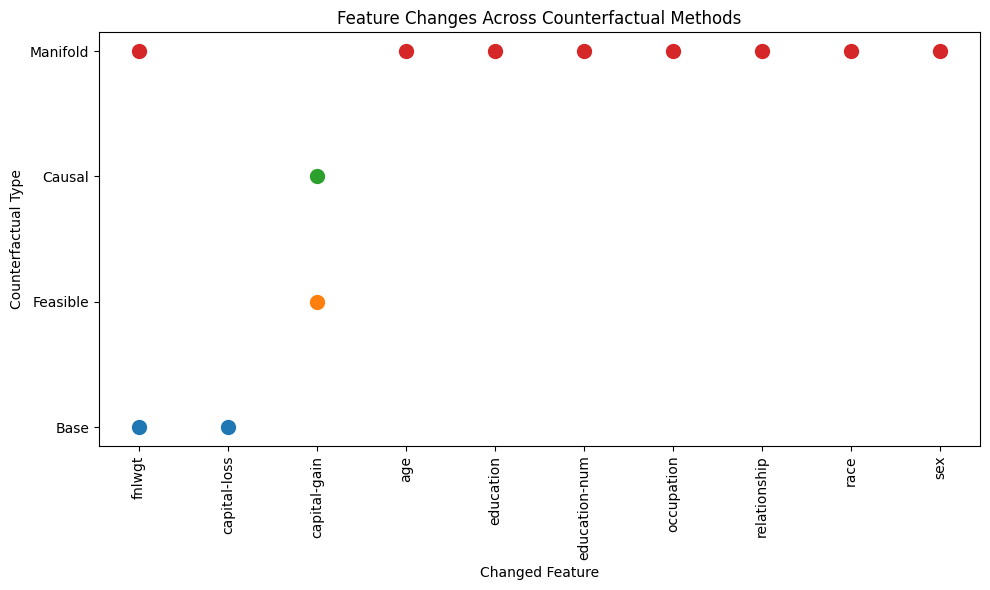
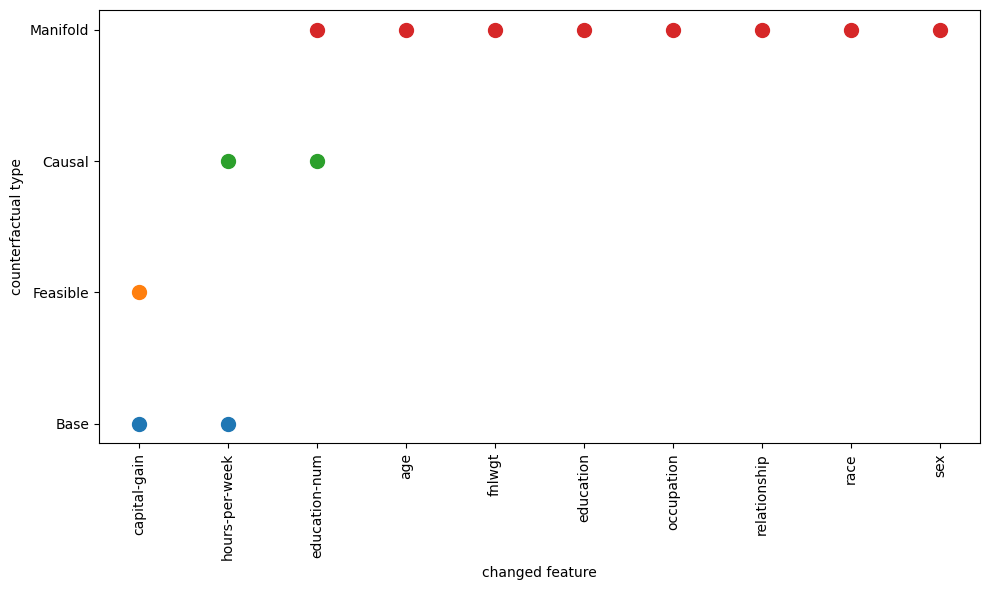
Unified diff of the notebook cell whose output changed from the first chart to the second:
--- before
+++ after
@@ -1,3 +1,2 @@
-# Your solution here..
 original = query_instance.iloc[0]
 
@@ -30,7 +29,6 @@
 plt.yticks(range(len(plot_df["Method"].unique())), plot_df["Method"].unique())
 plt.xticks(rotation=90)
-plt.xlabel("Changed Feature")
-plt.ylabel("Counterfactual Type")
-plt.title("Feature Changes Across Counterfactual Methods")
+plt.xlabel("changed feature")
+plt.ylabel("counterfactual type")
 
 plt.tight_layout()

Commit: lab 03